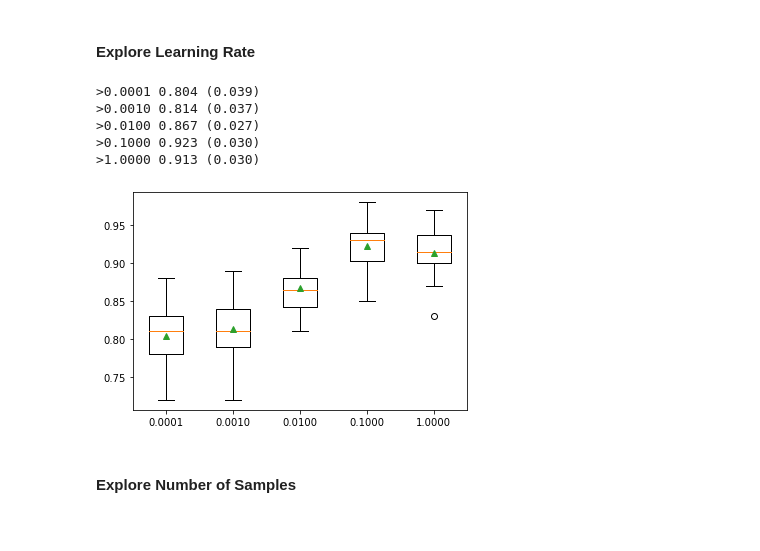
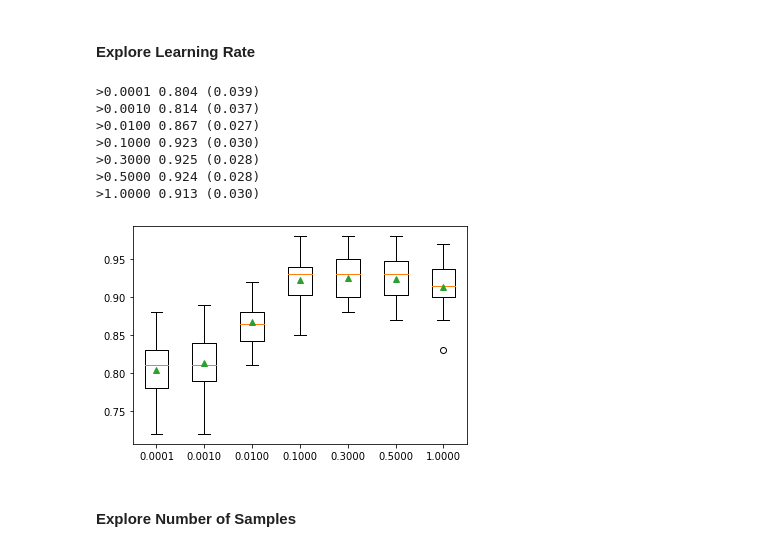
Before and after one commit to merojosa/PF-3121, a Jupyter notebook: practicas/practica_5/reporte_tutorial_2.ipynb, the cells around one changed output. Drawn from its saved outputs; the diff is of its cells as text; code cells hidden in the pictures.

```diff
--- a/practicas/practica_5/reporte_tutorial_2.ipynb
+++ b/practicas/practica_5/reporte_tutorial_2.ipynb
@@ -250,39 +250,41 @@ def get_dataset():
 # get a list of models to evaluate
 def get_models():
 	models = dict()
-	rates = [0.0001, 0.001, 0.01, 0.1, 1.0]
+	rates = [0.0001, 0.001, 0.01, 0.1, 0.3, 0.5, 1.0]
 	for r in rates:
 		key = '%.4f' % r
 		models[key] = XGBClassifier(eta=r)
 	return models
 
 # evaluate a give model using cross-validation
 def evaluate_model(model):
 	cv = RepeatedStratifiedKFold(n_splits=10, n_repeats=3, random_state=1)
 	scores = cross_val_score(model, X, y, scoring='accuracy', cv=cv, n_jobs=-1)
 	return scores
 
 # define dataset
 X, y = get_dataset()
 # get the models to evaluate
 models = get_models()
 # evaluate the models and store results
 results, names = list(), list()
 for name, model in models.items():
 	scores = evaluate_model(model)
 	results.append(scores)
 	names.append(name)
 	print('>%s %.3f (%.3f)' % (name, mean(scores), std(scores)))
 # plot model performance for comparison
 pyplot.boxplot(results, labels=names, showmeans=True)
 pyplot.show()
 # %% [output]
 >0.0001 0.804 (0.039)
 >0.0010 0.814 (0.037)
 >0.0100 0.867 (0.027)
 >0.1000 0.923 (0.030)
+>0.3000 0.925 (0.028)
+>0.5000 0.924 (0.028)
 >1.0000 0.913 (0.030)
-[figure, old version]
+[figure, new version]
 # %% [markdown]
 #### Explore Number of Samples
 # %%
```
Also changed, not shown: parts of 2 cells of this notebook.
